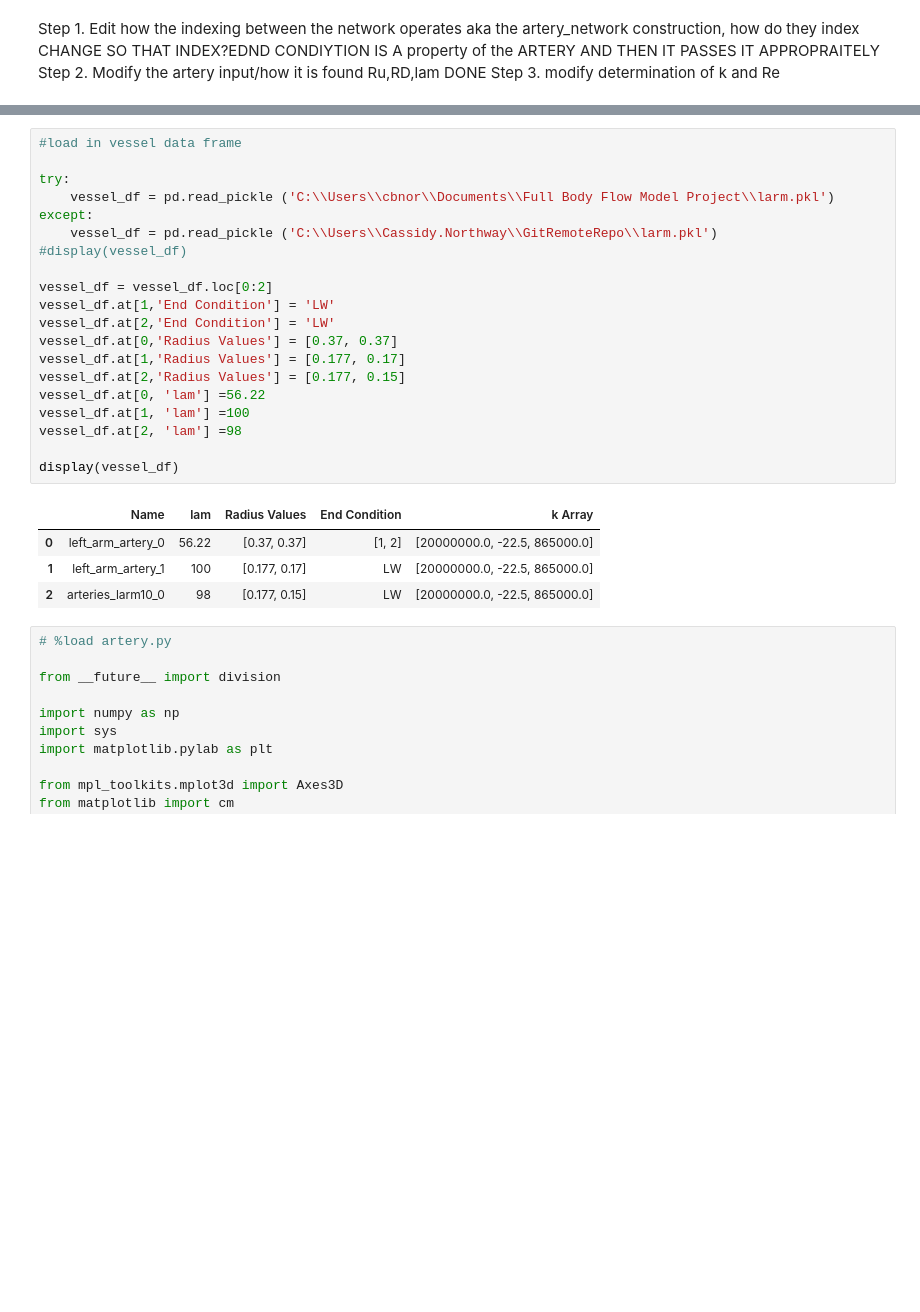
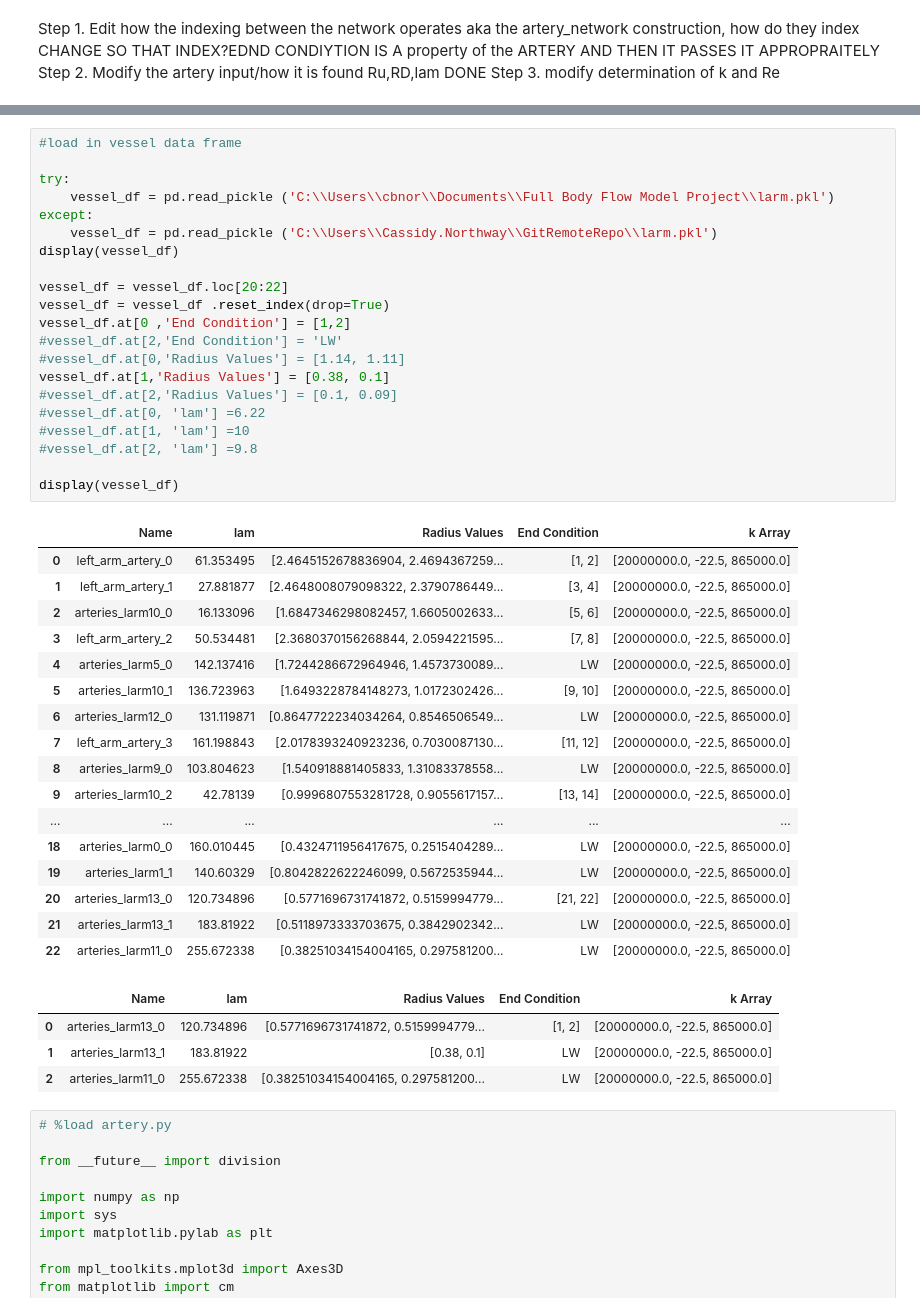
Before and after one commit to CNorthwayMedPhys/Full-Body-Flow-Model-Project, a Jupyter notebook: 08.16 Artery Construction Trial.ipynb, the cells around one changed output, grey strips where cells are left out. Drawn from its saved outputs; the diff is of its cells as text; blank space fills up the shorter version.

```diff
--- a/08.16 Artery Construction Trial.ipynb
+++ b/08.16 Artery Construction Trial.ipynb
@@ -24,28 +22,46 @@ Jupyter environment detected. Enabling Open3D WebVisualizer.
 # %%
 #load in vessel data frame
 
 try:
     vessel_df = pd.read_pickle ('C:\\Users\\cbnor\\Documents\\Full Body Flow Model Project\\larm.pkl')
 except:
     vessel_df = pd.read_pickle ('C:\\Users\\Cassidy.Northway\\GitRemoteRepo\\larm.pkl')
-#display(vessel_df)
+display(vessel_df)
 
-vessel_df = vessel_df.loc[0:2]
-vessel_df.at[1,'End Condition'] = 'LW'
-vessel_df.at[2,'End Condition'] = 'LW'
-vessel_df.at[0,'Radius Values'] = [0.37, 0.37]
-vessel_df.at[1,'Radius Values'] = [0.177, 0.17]
-vessel_df.at[2,'Radius Values'] = [0.177, 0.15]
-vessel_df.at[0, 'lam'] =56.22
-vessel_df.at[1, 'lam'] =100
-vessel_df.at[2, 'lam'] =98
+vessel_df = vessel_df.loc[20:22]
+vessel_df = vessel_df .reset_index(drop=True)
+vessel_df.at[0 ,'End Condition'] = [1,2]
+#vessel_df.at[2,'End Condition'] = 'LW'
+#vessel_df.at[0,'Radius Values'] = [1.14, 1.11]
+vessel_df.at[1,'Radius Values'] = [0.38, 0.1]
+#vessel_df.at[2,'Radius Values'] = [0.1, 0.09]
+#vessel_df.at[0, 'lam'] =6.22
+#vessel_df.at[1, 'lam'] =10
+#vessel_df.at[2, 'lam'] =9.8
 
 display(vessel_df)
 # %% [output]
 |  | Name | lam | Radius Values | End Condition | k Array |
-| 0 | left_arm_artery_0 | 56.22 | [0.37, 0.37] | [1, 2] | [20000000.0, -22.5, 865000.0] |
-| 1 | left_arm_artery_1 | 100 | [0.177, 0.17] | LW | [20000000.0, -22.5, 865000.0] |
-| 2 | arteries_larm10_0 | 98 | [0.177, 0.15] | LW | [20000000.0, -22.5, 865000.0] |
+| 0 | left_arm_artery_0 | 61.353495 | [2.4645152678836904, 2.4694367259... | [1, 2] | [20000000.0, -22.5, 865000.0] |
+| 1 | left_arm_artery_1 | 27.881877 | [2.4648008079098322, 2.3790786449... | [3, 4] | [20000000.0, -22.5, 865000.0] |
+| 2 | arteries_larm10_0 | 16.133096 | [1.6847346298082457, 1.6605002633... | [5, 6] | [20000000.0, -22.5, 865000.0] |
+| 3 | left_arm_artery_2 | 50.534481 | [2.3680370156268844, 2.0594221595... | [7, 8] | [20000000.0, -22.5, 865000.0] |
+| 4 | arteries_larm5_0 | 142.137416 | [1.7244286672964946, 1.4573730089... | LW | [20000000.0, -22.5, 865000.0] |
+| 5 | arteries_larm10_1 | 136.723963 | [1.6493228784148273, 1.0172302426... | [9, 10] | [20000000.0, -22.5, 865000.0] |
+| 6 | arteries_larm12_0 | 131.119871 | [0.8647722234034264, 0.8546506549... | LW | [20000000.0, -22.5, 865000.0] |
+| 7 | left_arm_artery_3 | 161.198843 | [2.0178393240923236, 0.7030087130... | [11, 12] | [20000000.0, -22.5, 865000.0] |
+| 8 | arteries_larm9_0 | 103.804623 | [1.540918881405833, 1.31083378558... | LW | [20000000.0, -22.5, 865000.0] |
+| 9 | arteries_larm10_2 | 42.78139 | [0.9996807553281728, 0.9055617157... | [13, 14] | [20000000.0, -22.5, 865000.0] |
+| ... | ... | ... | ... | ... | ... |
+| 18 | arteries_larm0_0 | 160.010445 | [0.4324711956417675, 0.2515404289... | LW | [20000000.0, -22.5, 865000.0] |
+| 19 | arteries_larm1_1 | 140.60329 | [0.8042822622246099, 0.5672535944... | LW | [20000000.0, -22.5, 865000.0] |
+| 20 | arteries_larm13_0 | 120.734896 | [0.5771696731741872, 0.5159994779... | [21, 22] | [20000000.0, -22.5, 865000.0] |
+| 21 | arteries_larm13_1 | 183.81922 | [0.5118973333703675, 0.3842902342... | LW | [20000000.0, -22.5, 865000.0] |
+| 22 | arteries_larm11_0 | 255.672338 | [0.38251034154004165, 0.297581200... | LW | [20000000.0, -22.5, 865000.0] |
+|  | Name | lam | Radius Values | End Condition | k Array |
+| 0 | arteries_larm13_0 | 120.734896 | [0.5771696731741872, 0.5159994779... | [1, 2] | [20000000.0, -22.5, 865000.0] |
+| 1 | arteries_larm13_1 | 183.81922 | [0.38, 0.1] | LW | [20000000.0, -22.5, 865000.0] |
+| 2 | arteries_larm11_0 | 255.672338 | [0.38251034154004165, 0.297581200... | LW | [20000000.0, -22.5, 865000.0] |
 # %%
 # %load artery.py
 
```
Also changed, not shown: parts of 3 cells of this notebook, 1 other file.
